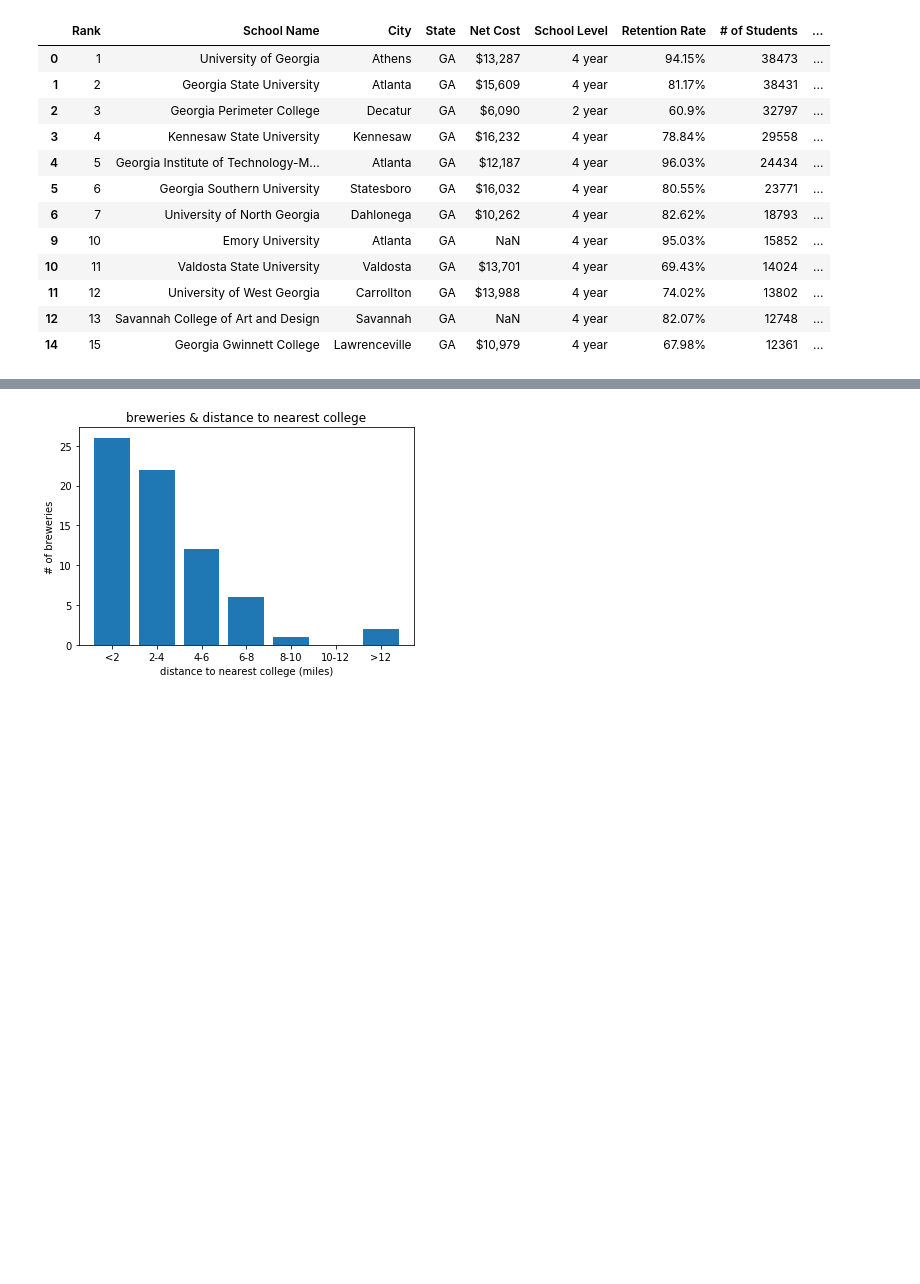
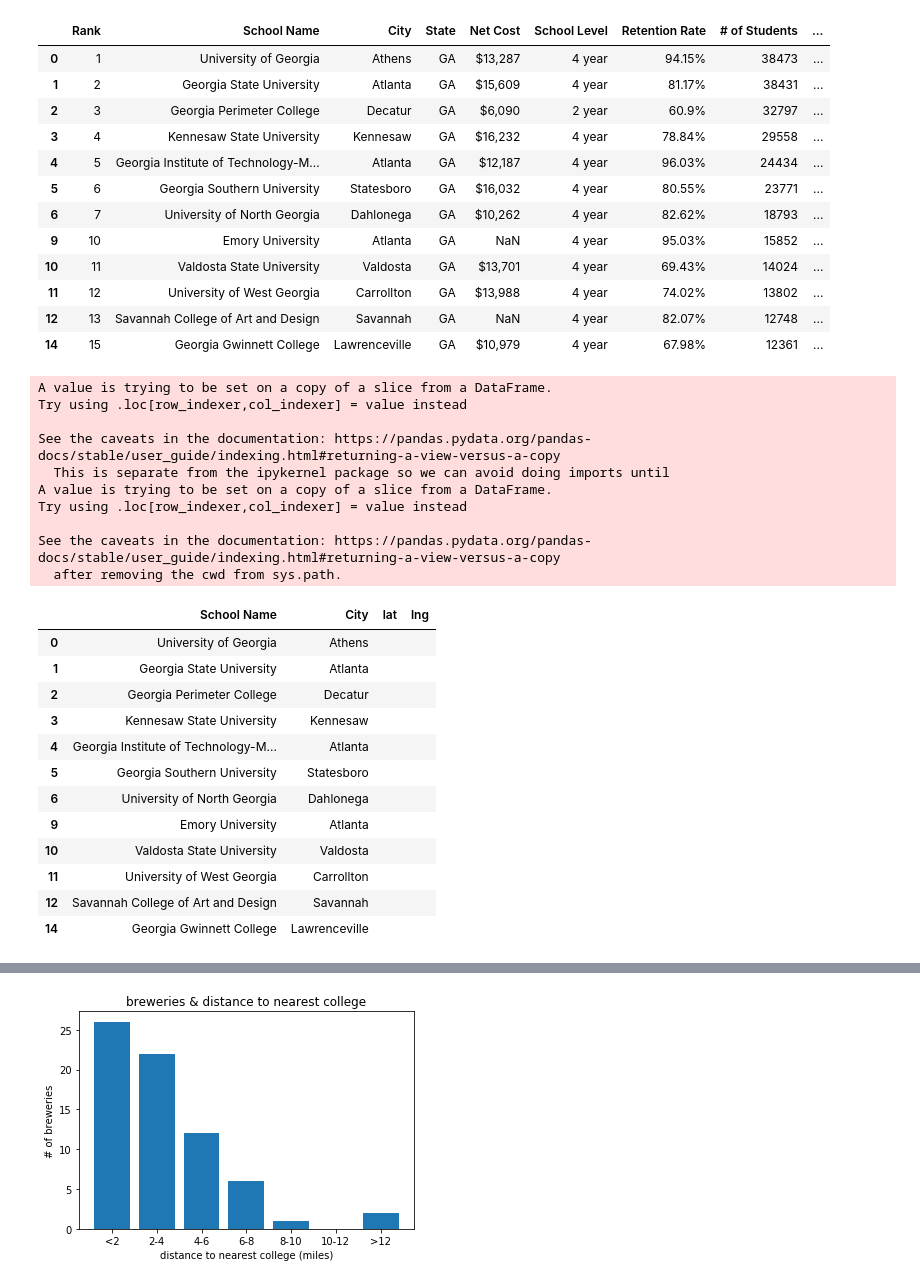
Before and after one commit to mariajdong/georgia-breweries, a Jupyter notebook: main_notebook.ipynb, the cells around one changed output, grey strips where cells are left out. Drawn from its saved outputs; the diff is of its cells as text; code cells hidden in the pictures; blank space fills up the shorter version.

```diff
--- a/main_notebook.ipynb
+++ b/main_notebook.ipynb
@@ -203,3 +203,34 @@ See the caveats in the documentation: https://pandas.pydata.org/pandas-docs/stab
 | 11 | 12 | University of West Georgia | Carrollton | GA | $13,988 | 4 year | 74.02% | 13802 | ... |
 | 12 | 13 | Savannah College of Art and Design | Savannah | GA | NaN | 4 year | 82.07% | 12748 | ... |
 | 14 | 15 | Georgia Gwinnett College | Lawrenceville | GA | $10,979 | 4 year | 67.98% | 12361 | ... |
+# %%
+clean_college_df = college_df[['School Name', 'City']]
+
+clean_college_df['lat'] = ''
+clean_college_df['lng'] = ''
+
+clean_college_df
+# %% [output]
+A value is trying to be set on a copy of a slice from a DataFrame.
+Try using .loc[row_indexer,col_indexer] = value instead
+
+See the caveats in the documentation: https://pandas.pydata.org/pandas-docs/stable/user_guide/indexing.html#returning-a-view-versus-a-copy
+  This is separate from the ipykernel package so we can avoid doing imports until
+A value is trying to be set on a copy of a slice from a DataFrame.
+Try using .loc[row_indexer,col_indexer] = value instead
+
+See the caveats in the documentation: https://pandas.pydata.org/pandas-docs/stable/user_guide/indexing.html#returning-a-view-versus-a-copy
+  after removing the cwd from sys.path.
+|  | School Name | City | lat | lng |
+| 0 | University of Georgia | Athens |  |  |
+| 1 | Georgia State University | Atlanta |  |  |
+| 2 | Georgia Perimeter College | Decatur |  |  |
+| 3 | Kennesaw State University | Kennesaw |  |  |
+| 4 | Georgia Institute of Technology-M... | Atlanta |  |  |
+| 5 | Georgia Southern University | Statesboro |  |  |
+| 6 | University of North Georgia | Dahlonega |  |  |
+| 9 | Emory University | Atlanta |  |  |
+| 10 | Valdosta State University | Valdosta |  |  |
+| 11 | University of West Georgia | Carrollton |  |  |
+| 12 | Savannah College of Art and Design | Savannah |  |  |
+| 14 | Georgia Gwinnett College | Lawrenceville |  |  |
```
Also changed, not shown: parts of 9 cells of this notebook.
